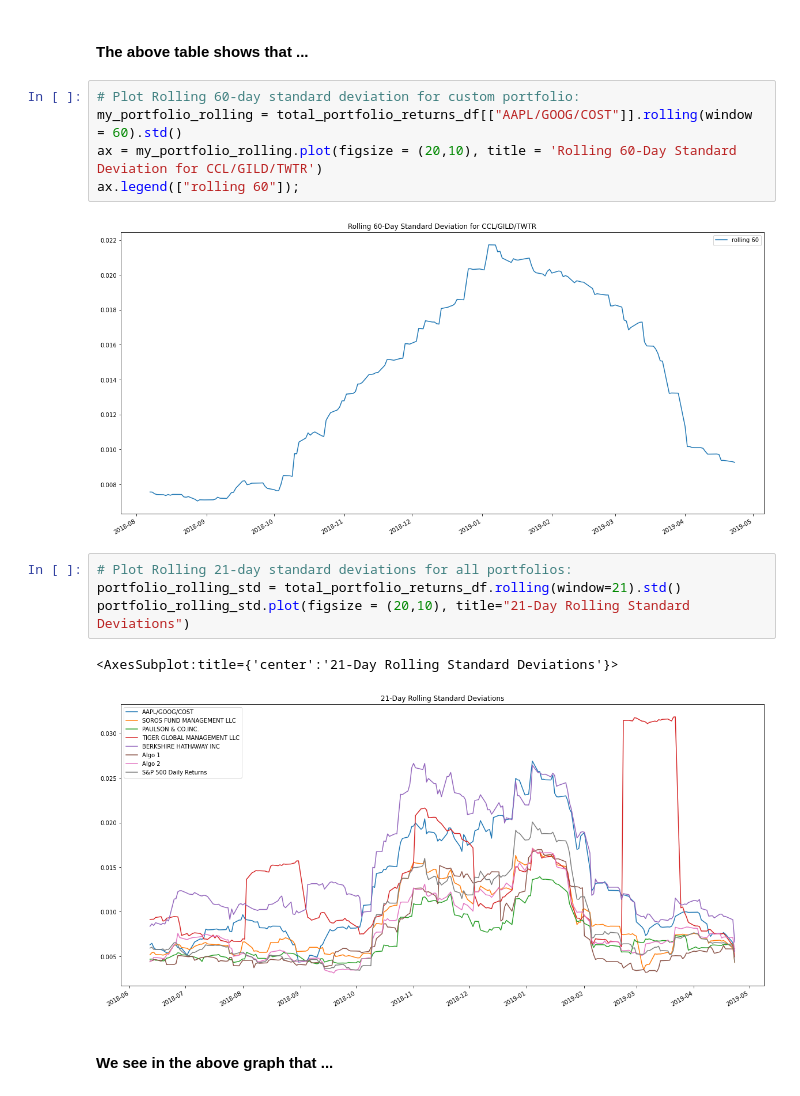
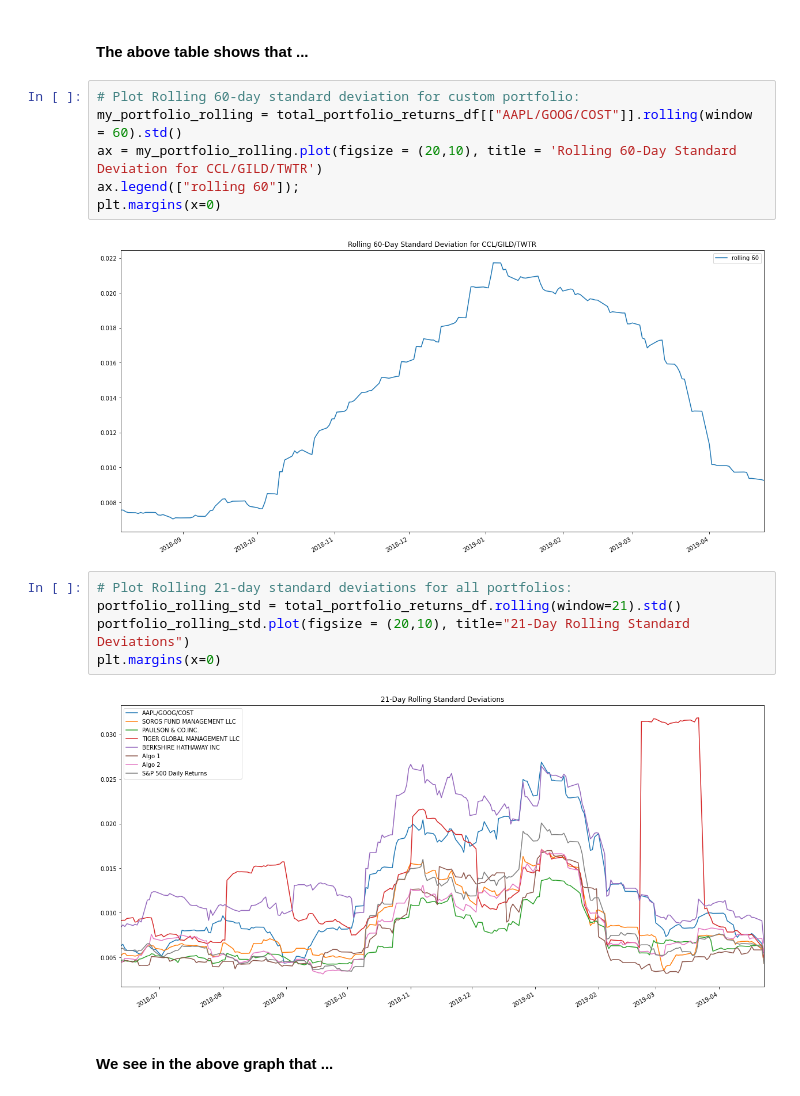
Before and after one commit to fischlerben/Portfolio-Analysis, a Jupyter notebook: Portfolio_Analysis.ipynb, the cells around one changed output. Saved outputs shown, nothing was run; the diff lists cells and outputs as text.

```diff
--- a/Portfolio_Analysis.ipynb
+++ b/Portfolio_Analysis.ipynb
@@ -387,15 +387,16 @@ total_portfolio_std
 my_portfolio_rolling = total_portfolio_returns_df[["AAPL/GOOG/COST"]].rolling(window = 60).std()
 ax = my_portfolio_rolling.plot(figsize = (20,10), title = 'Rolling 60-Day Standard Deviation for CCL/GILD/TWTR')
 ax.legend(["rolling 60"]);
+plt.margins(x=0)
 # %% [output]
-[figure, old version]
+[figure, new version]
 # %%
 # Plot Rolling 21-day standard deviations for all portfolios:
 portfolio_rolling_std = total_portfolio_returns_df.rolling(window=21).std()
 portfolio_rolling_std.plot(figsize = (20,10), title="21-Day Rolling Standard Deviations")
+plt.margins(x=0)
 # %% [output]
-<AxesSubplot:title={'center':'21-Day Rolling Standard Deviations'}>
-[figure, old version]
+[figure, new version]
 # %% [markdown]
 #### We see in the above graph that ...
 # %%
```
Also changed, not shown: parts of 8 cells of this notebook, 3 other files.
